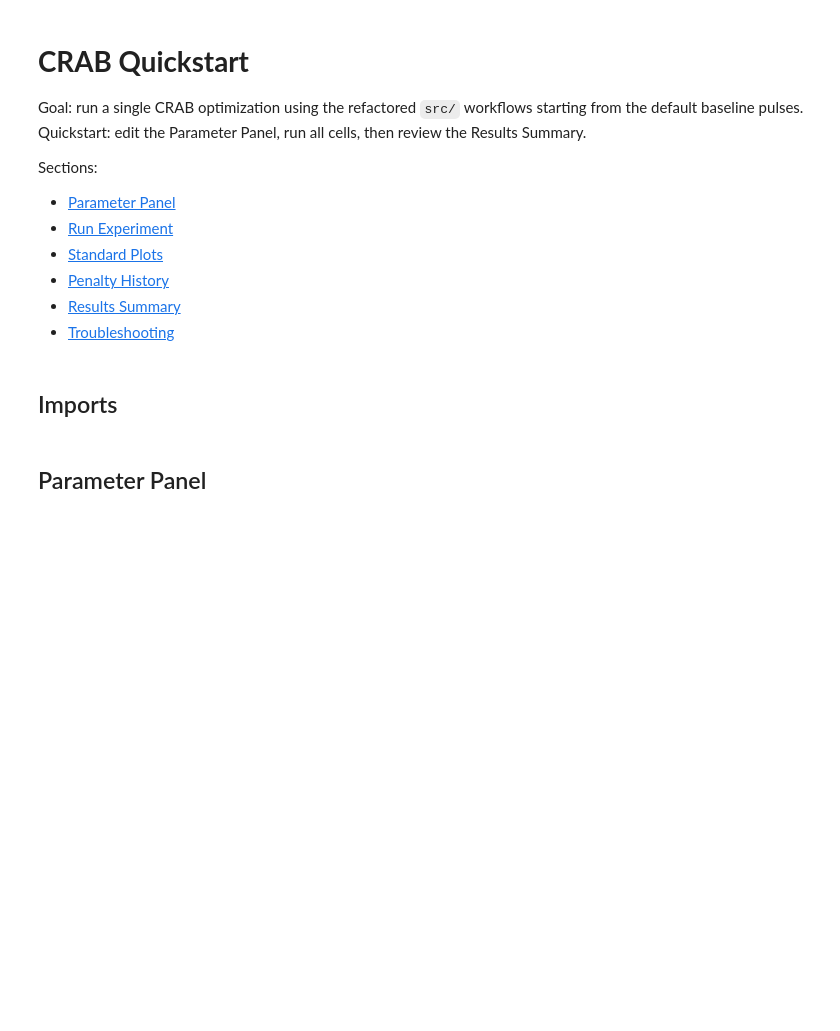
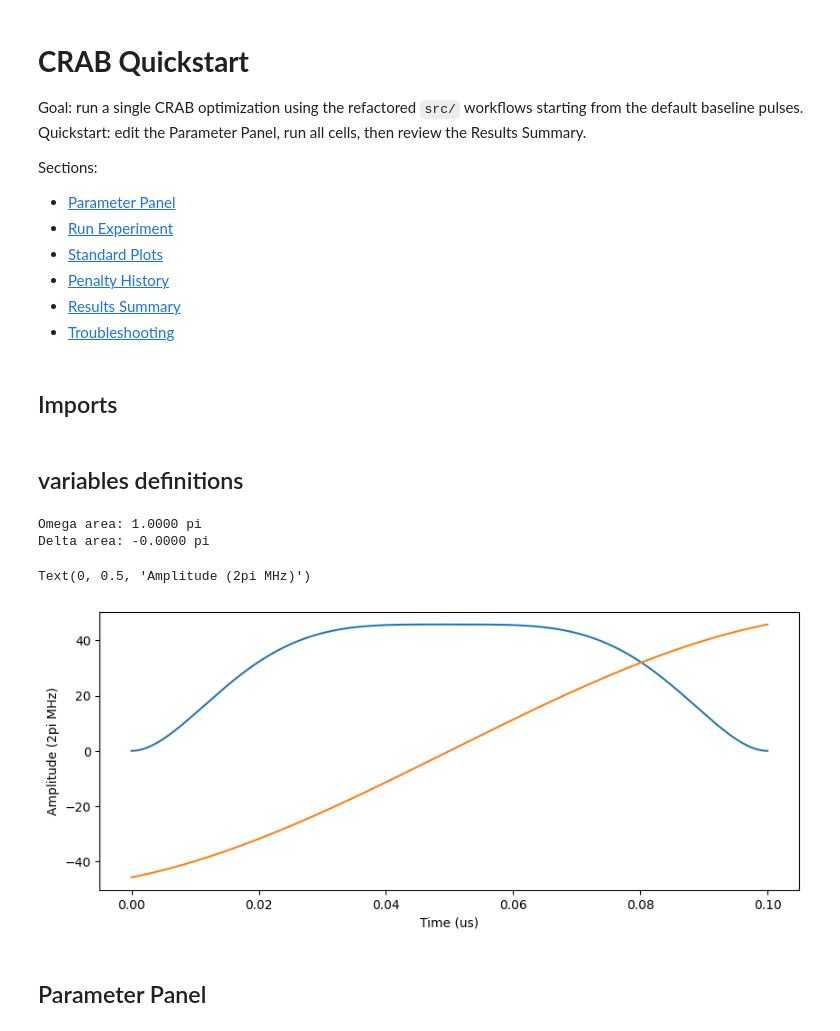
Before and after one commit to Zolti94/HB-GRAPE-qoc, a Jupyter notebook: notebooks/01_CRAB_Quickstart.ipynb, the cells around one changed output. Saved outputs shown, nothing was run; the diff lists cells and outputs as text; code cells hidden in the pictures; blank space fills up the shorter version.

Commit message:
new functions

```diff
--- a/notebooks/01_CRAB_Quickstart.ipynb
+++ b/notebooks/01_CRAB_Quickstart.ipynb
@@ -37,6 +37,82 @@ from src import (
     plot_penalties_history,
     Result,
 )
+# %% [markdown]
+## variables definitions
+# %%
+# Time grid
+Nt      = 2001          # number of time points (>= 2)
+T_us    = 0.1         # total duration [microseconds]
+t_us    = np.linspace(0, T_us, Nt)  # time grid [microseconds]
+dt_us   = t_us[1] - t_us[0]  # time step [microseconds]
+# Randomness / reproducibility
+SEED    = 12345         # RNG seed for CRAB modes, etc.
+
+# CRAB modes (basis functions count)
+K_omega = 4             # number of CRAB modes for Omega (amplitude)
+K_delta = 4             # number of CRAB modes for Delta (detuning)
+
+# Baseline pulse shapes (names only; logic comes later in A3)
+# Allowed now (will expand in A3):
+#   Omega: ["polynomial", "gaussian", "sech", "blackman", "sine_bump"]
+#   Delta: [ "polynomial", "linear_chirp", "tanh_chirp"]
+shape_omega = "polynomial"
+shape_delta = "polynomial"
+
+
+# Pulse areas (integral over time)
+# Convention: area = sum_t pulse(t) * dt  (units consistent with your Hamiltonian)
+area_omega  = 1.0        # baseline Ω area (unit of pi)
+
+rho0   = np.array([[1, 0], [0, 0]], dtype=np.complex128)
+target = np.array([[0, 0], [0, 1]], dtype=np.complex128)
+
+#build omega and delta baseline shapes
+def build_pulses(shape_omega , shape_delta ,  t_us, dt_us, T_us):
+    s = 2 * (t_us / T_us) - 1.0
+    if shape_omega == "polynomial":
+        omega_base = 1 - 3 * s**4 + 2 * s**6
+    elif shape_omega == "gaussian":
+        omega_base = np.exp(-4 * np.log(2) * s**2)
+    elif shape_omega == "sech":
+        omega_base = 1/np.cosh(4 * np.arccosh(2) * s)
+    elif shape_omega == "blackman":
+        omega_base = np.blackman(len(t_us))
+    elif shape_omega == "sine_bump":
+        omega_base = np.sin(np.pi * t_us / T_us)**2
+
+    else:
+        raise ValueError(f"Unknown shape_omega: {shape_omega}")
+    if shape_delta == "polynomial":
+        delta_base = 1.25 * s - 0.25 * s**3
+    elif shape_delta == "linear_chirp":
+        delta_base = s
+    elif shape_delta == "tanh_chirp":
+        delta_base = np.tanh(2 * np.arctanh(0.9) * s)
+    else:
+        raise ValueError(f"Unknown shape_delta: {shape_delta}")
+    return omega_base, delta_base
+
+omega_shape, delta_shape = build_pulses(shape_omega, shape_delta, t_us, dt_us,T_us)
+# Normalize baseline pulses to desired area
+norm = np.pi *area_omega  / np.sum(omega_shape * dt_us)
+omega_0 = norm * omega_shape
+delta_0 = norm * delta_shape
+# Sanity check areas
+print(f"Omega area: {np.sum(omega_0 * dt_us)/np.pi :0.4f} pi")
+print(f"Delta area: {np.sum(delta_0 * dt_us)/np.pi :0.4f} pi")
+# Plot baseline pulses
+import matplotlib.pyplot as plt
+plt.figure(figsize=(10,4))
+plt.plot(t_us, omega_0, label=r'$\Omega_0(t)$')
+plt.plot(t_us, delta_0, label=r'$\Delta_0(t)$')
+plt.xlabel('Time (us)')
+plt.ylabel('Amplitude (2pi MHz)')
+# %% [output]
+Omega area: 1.0000 pi
+Delta area: -0.0000 pi
+Text(0, 0.5, 'Amplitude (2pi MHz)')
+[figure, added]
 # %% [markdown]
 ## Parameter Panel
 # %%
```
Also changed, not shown: 7 other files.
